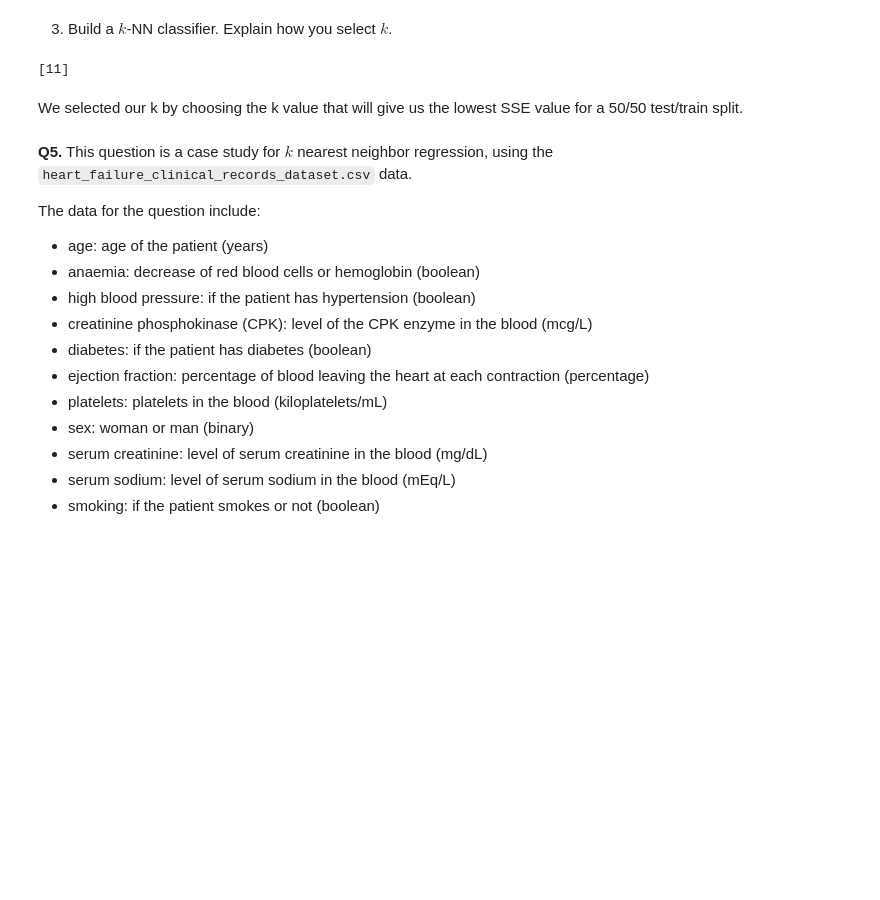
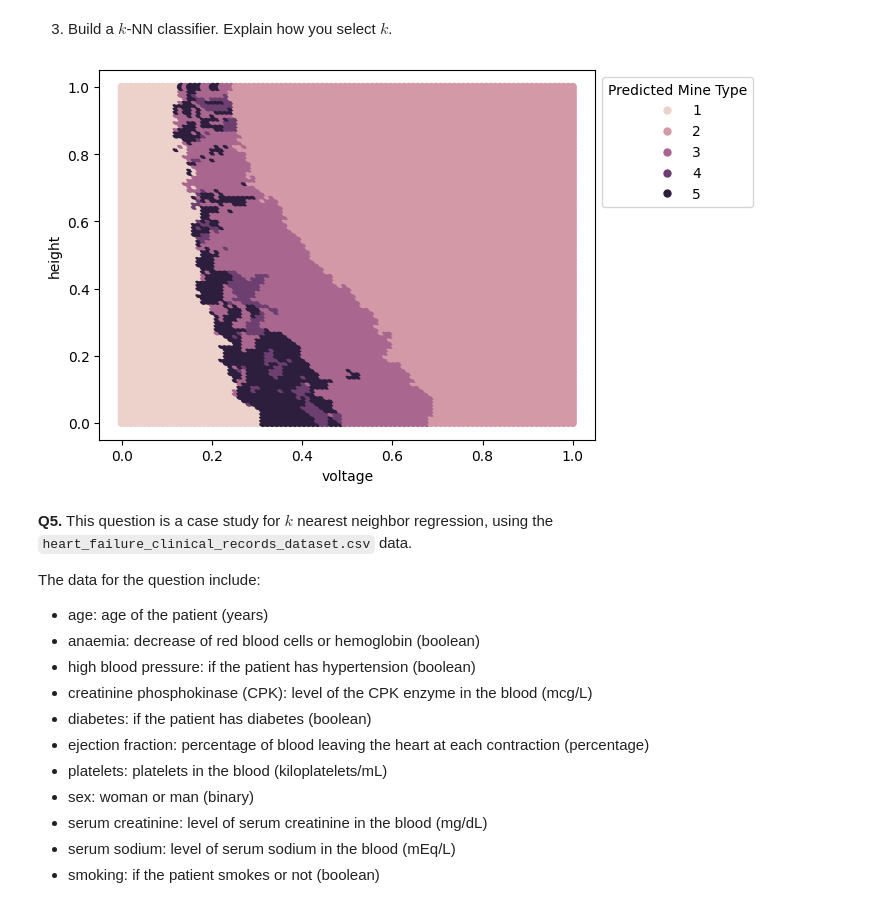
Before and after one commit to Nithil-Suresh/knn, a Jupyter notebook: assignment/assignment_knn.ipynb, the cells around one changed output. Cells and saved outputs as stored; diff of their text form; code cells hidden in the pictures; blank space fills up the shorter version.

```diff
--- a/assignment/assignment_knn.ipynb
+++ b/assignment/assignment_knn.ipynb
@@ -152,33 +152,33 @@ X_train, X_test, y_train, y_test = train_test_split(X,y, # Feature and target va
                                                     random_state=65) # For replication purposes
 # %% [markdown]
 3. Build a $k$-NN classifier. Explain how you select $k$.
-# %%
-from sklearn.neighbors import KNeighborsRegressor, KNeighborsClassifier
-
-k_bar = 50 # Number of k's to try
-SSE = [] # We'll store the SSE here
-SSE_on_train = [] # For pedogogical purposes, we'll save the training error
-
-for k in range(k_bar):
-    model = KNeighborsRegressor(n_neighbors=k+1) # Create a sk model for k
-    fitted_model = model.fit(X_train,y_train) # Train the model on our data
-    y_hat = fitted_model.predict(X_test) # Predict values for test set
-    SSE.append(np.sum( (y_test-y_hat)**2 )) # Save the computed SSE for test set
-    y_hat = fitted_model.predict(X_train) # Predict values for training set
-    SSE_on_train.append( np.sum( (y_train-y_hat)**2 ) ) # Save the computed SSE
-
-SSE_min = np.min(SSE) # Find lowest recorded SSE
-min_index = np.where(SSE==SSE_min) # Find the indices of SSE that equal the minimum
-k_star = min_index[0]+1 # Find the optimal value of k; why index+1?
-print(k_star)
-# %% [output]
-[11]
-# %% [markdown]
-We selected our k by choosing the k value that will give us the lowest SSE value for a 50/50 test/train split.
+# %%
+y = df['mine_type'] # Create target variable vector
+X = df.loc[:,['voltage','height', 'soil']] # Create feature matrix
+X = X.apply(maxmin) # Normalize X
 # %%
 # Fit the model:
-model = KNeighborsClassifier(n_neighbors=11) # Create a sk model for k=11
+model = KNeighborsClassifier(n_neighbors=20) # Create a sk model for k=11
 classifier_model = model.fit(X,y) # Train the model on our data
+# %%
+import seaborn as sns
+# Graph of predictor:
+N_x = 100 # Coarseness of x variable
+N_y = 100 # Coarseness of y variable
+total = N_x*N_y # Total number of points to plot
+grid_x = np.linspace(0,1,N_x) # Create a grid of x values
+grid_y = np.linspace(0,1,N_y) # Create a grid of y values
+xs, ys = np.meshgrid(grid_x,grid_y) # Explode grids to all possible pairs
+X = xs.reshape(total) # Turns pairs into vectors
+Y = ys.reshape(total) # Turns pairs into vectors
+x_hat = pd.DataFrame({'voltage':X,'height':Y}) # Create a dataframe of points to plot
+y_hat = classifier_model.predict(x_hat) # Fit the model to the points
+x_hat['Predicted Mine Type'] = y_hat # Add new variable to the dataframe
+# Create seaborn plot:
+this_plot = sns.scatterplot(data=x_hat,x='voltage',y='height',hue='Predicted Mine Type', linewidth=0)
+sns.move_legend(this_plot, "upper left", bbox_to_anchor=(1, 1)) # Move legend off the plot canvas
+# %% [output]
+[figure, added]
 # %% [markdown]
 **Q5.** This question is a case study for $k$ nearest neighbor regression, using the `heart_failure_clinical_records_dataset.csv` data.
 
```
